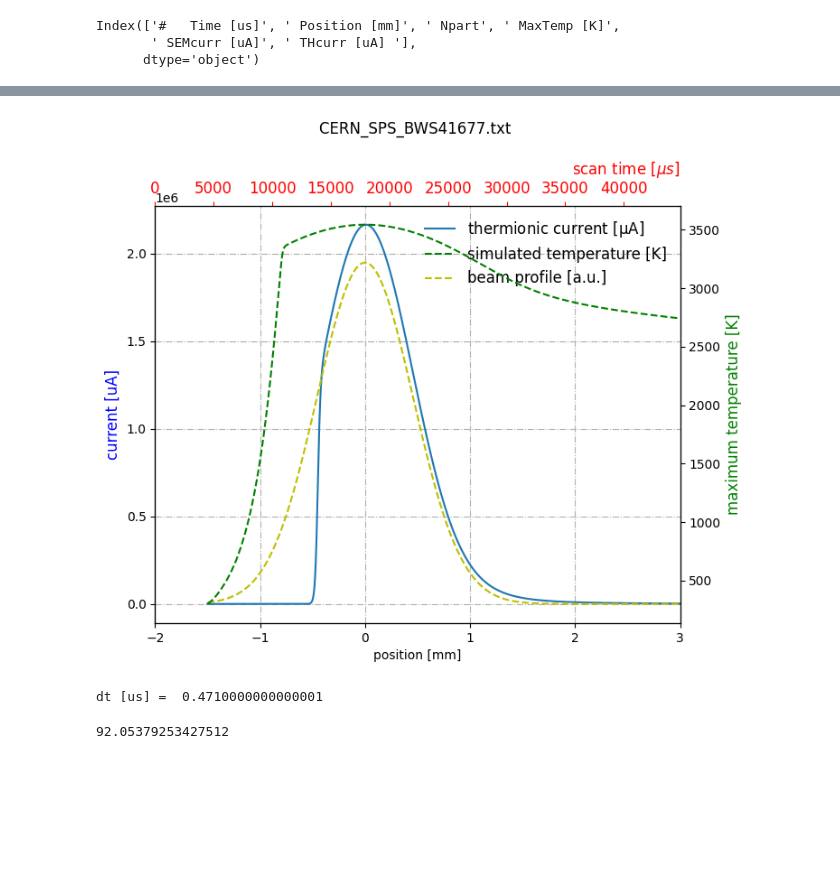
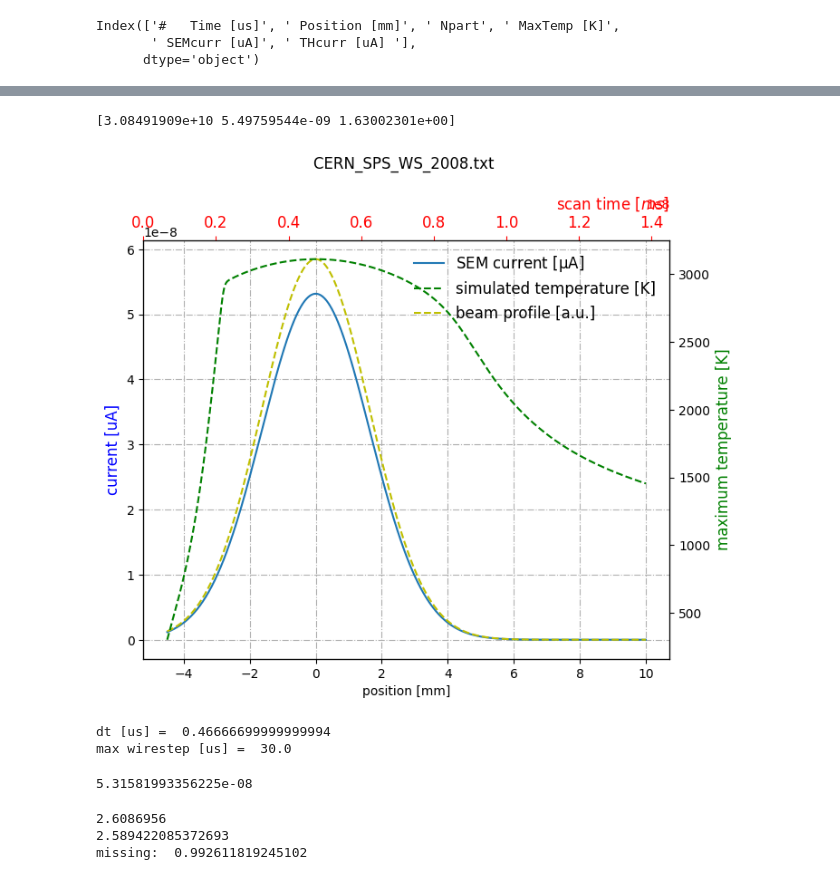
Before and after one commit to ClaudePP/PyTT, a Jupyter notebook: Output/plot_All.ipynb, the cells around one changed output, grey strips where cells are left out. Drawn from its saved outputs; the diff is of its cells as text; code cells hidden in the pictures; blank space fills up the shorter version.

```diff
--- a/Output/plot_All.ipynb
+++ b/Output/plot_All.ipynb
@@ -53,50 +58,77 @@ print(df)
+# %%
+def gauss_function(x, a, x0, sigma):
+    return a*np.exp(-(x-x0)**2/(2*sigma**2))
 # %%
 fig, ax = plt.subplots(1, figsize=(7.5,6))
 
 # factor 2 is for 2 wires
-#hsimse, = ax.plot([x*1 for x in df["pos"]],[2*x for x in df["isem"]],label=r"SEM current [$\rm \mu A$]")
+hsimse, = ax.plot([x*1 for x in df["pos"]],[1*x for x in df["isem"]],label=r"SEM current [$\rm \mu A$]")
 #hsimit, = ax.plot([x*1 for x in df["pos"]],[2*x/10 for x in df["ithc"]],label=r"thermionic current/10 [$\rm \mu A$]")
-hsimit, = ax.plot([x*1 for x in df["pos"]],[x for x in df["ithc"]],label=r"thermionic current [$\rm \mu A$]")
-#scale=3.0*df["isem"].max()/df["npart"].max()
-scale=0.9*df["ithc"].max()/df["npart"].max()
+#hsimit, = ax.plot([x*1 for x in df["pos"]],[x for x in df["ithc"]],label=r"thermionic current [$\rm \mu A$]")
+scale=1.1*df["isem"].max()/df["npart"].max()
+#scale=0.9*df["ithc"].max()/df["npart"].max()
 
 hbeamp, = ax.plot([x*1 for x in df["pos"]],[scale*x for x in df["npart"]],"y--",label="beam profile [a.u.]")
 ax.set_title(confname)
 #ax.set_ylim(0,0.6)
 ax.grid(True, linestyle='-.')
 
+# fit gauss to make sure it corresponds to input
+popt, pcov = curve_fit(gauss_function, df['pos'], df["npart"], p0 = [df['npart'].max(), 0.0, 1.0])
+print(popt)
+#ax.plot(x, gauss_function(x, *popt), label='fit')
 
 axtemp = ax.twinx()
 #axtemp.set_ylim(0,2800)
 hsimt, = axtemp.plot([x*1 for x in df["pos"]],df["maxt"],'g--',label="simulated temperature [K]")
 axtemp.set_ylabel("maximum temperature [K]", fontsize=12, color='g')
 
 ax.set_xlabel("position [mm]")
 ax.set_ylabel("current [uA]", fontsize=12, color='b')
 
 axtime = ax.twiny()
-tlimend=(df["time"].iloc[-1]-df["time"].iloc[0]) # ? 60 mm/s
+tlimend=(df["time"].iloc[-1]-df["time"].iloc[0])*1000 # ? 60 mm/s
 axtime.set_xlim(0,tlimend)
-axtime.set_xlabel(r"scan time [$\mu s$]",loc="right",fontsize=12, color='red', labelpad=5)
+axtime.set_xlabel(r"scan time [$s$]",loc="right",fontsize=12, color='red', labelpad=5)
 axtime.tick_params(axis='x', colors='red', labelsize=12)    #setting up X-axis tick color to red
 #ax.tick_params(axis='both', which='major', labelsize=10)
 
-ax.set_xlim(-2,3)
+#ax.set_xlim(-2,3)
 
 
-#ax.legend(handles=[hsimse,hsimit,hsimt,hbeamp], fontsize=12, frameon=False)
-ax.legend(handles=[hsimit,hsimt,hbeamp], fontsize=12, frameon=False)
+ax.legend(handles=[hsimse,hsimt,hbeamp], fontsize=12, frameon=False)
+#ax.legend(handles=[hsimit,hsimt,hbeamp], fontsize=12, frameon=False)
 #ax.grid()
 
 plt.savefig('all.png')
 # %% [output]
+[3.08491909e+10 5.49759544e-09 1.63002301e+00]
-[figure, old version]
+[figure, new version]
 # %%
+dw=30e-6
+vw=1
+
 print("dt [us] = ",df["time"].iloc[2]-df["time"].iloc[1])
+print("max wirestep [us] = ",dw/vw*1e6)
 # %% [output]
-dt [us] =  0.4710000000000001
+dt [us] =  0.46666699999999994
+max wirestep [us] =  30.0
 # %%
 # max SEM current [uA]
-print(4*max(df['isem']))
+print(max(df['isem']))
 # %% [output]
-92.05379253427512
+5.31581993356225e-08
+# %%
+# compare numbers of protons
+Np=2e13
+frev=43478.26
+
+print(Np*frev*dw/vw/1e13)
+
+print(df["npart"].sum()/1e13)
+
+print("missing: ",df["npart"].sum()/(Np*frev*dw/vw))
+# %% [output]
+2.6086956
+2.589422085372693
+missing:  0.992611819245102
```
Also changed, not shown: parts of 3 cells of this notebook, 12 other files.
